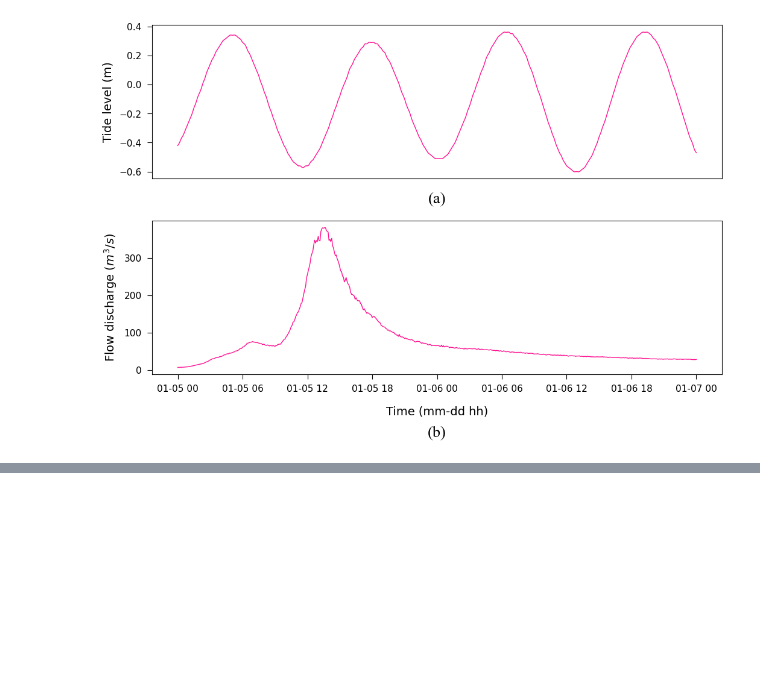
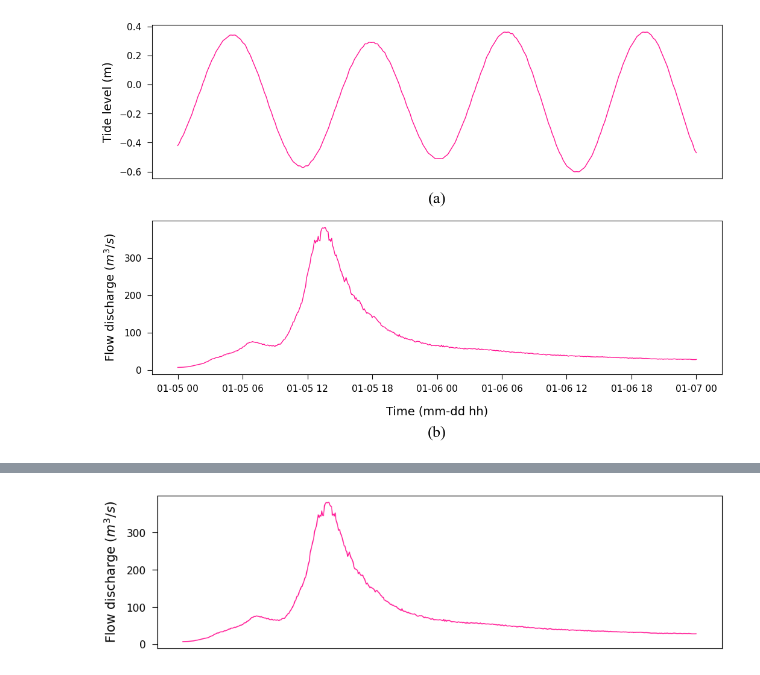
Before and after one commit to Martin20494/Grid_Orientation, a Jupyter notebook: other_files/script_fordatapublication/Flow_Tide.ipynb, the cells around one changed output, grey strips where cells are left out. Saved outputs shown, nothing was run; the diff lists cells and outputs as text; code cells hidden in the pictures; blank space fills up the shorter version.

```diff
--- a/other_files/script_fordatapublication/Flow_Tide.ipynb
+++ b/other_files/script_fordatapublication/Flow_Tide.ipynb
@@ -120,0 +146,27 @@ plt.savefig(fr"{main_dir}\flow_tide.jpg", bbox_inches='tight', dpi=350)
+# %%
+font_axis_size = 11
+pad_axis_size = 6
+length_tick = 6
+
+font_y_label = 14
+font_x_label = 14
+pad_title_size = 7
+
+# Plot
+fig, axes = plt.subplots(figsize=(10, 3.7))
+fig.tight_layout(pad=4)
+
+# Tide
+axes.plot(tide_flowJan2005.DateTime, tide_flowJan2005.Flow, linewidth=1, color='deeppink')
+# axes.set_xlabel('Time (mm-dd hh)', fontsize=font_x_label, labelpad=15)
+axes.set_ylabel(r'Flow discharge ($m^{3}/s$)', fontsize=font_y_label, labelpad=pad_title_size)
+axes.tick_params(bottom=False, labelbottom=False)
+axes.locator_params(nbins=5, axis='y')
+axes.tick_params(axis='y', length=length_tick, labelsize=font_axis_size, pad=pad_axis_size)
+# axes.tick_params(axis='x', length=length_tick, labelsize=font_axis_size, pad=pad_axis_size)
+
+
+# Save plots
+plt.savefig(fr"{main_dir}\flow.jpg", bbox_inches='tight', dpi=350)
+# %% [output]
+[figure, added]
```
Also changed, not shown: parts of 1 cell of this notebook, 33 other files.
